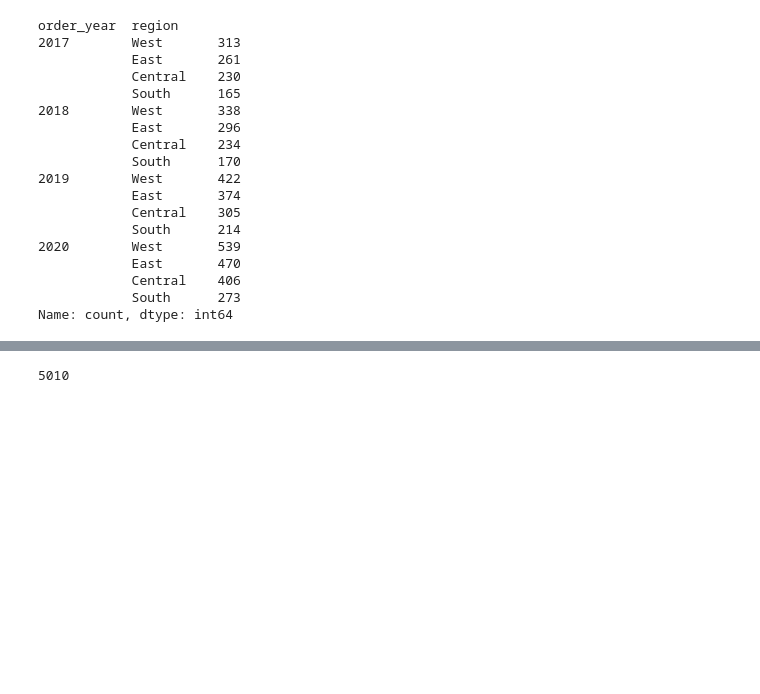
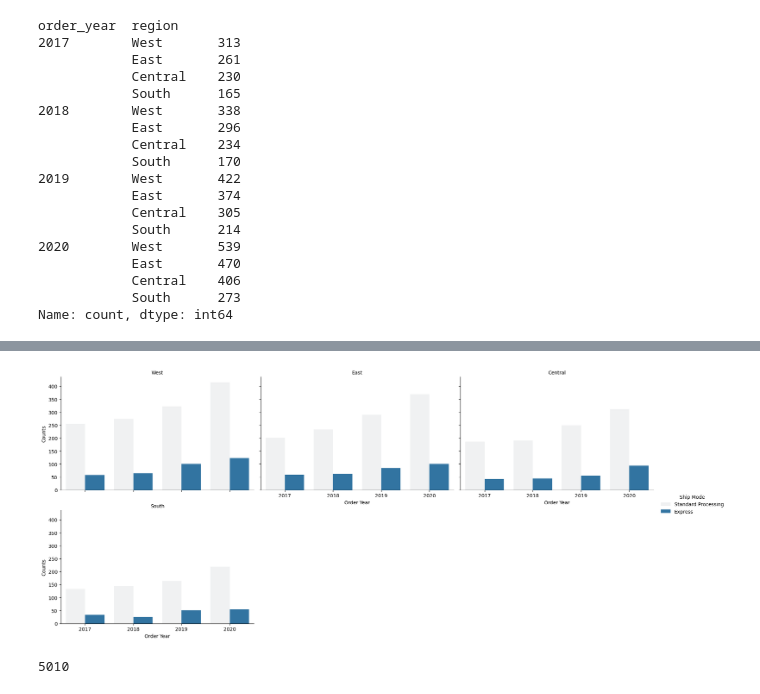
Before and after one commit to GioGonzalez07/EDA_project, a Jupyter notebook: orders_years.ipynb, the cells around one changed output, grey strips where cells are left out. Drawn from its saved outputs; the diff is of its cells as text; code cells hidden in the pictures; blank space fills up the shorter version.

Commit message:
oders per year udpdated

```diff
--- a/orders_years.ipynb
+++ b/orders_years.ipynb
@@ -64,3 +64,17 @@ sns.catplot(x='region', data=orders_years, kind='count', hue='ship_mode');
+# %%
+# Group by order_year and get value counts for ship_mode and region
+grouped_data = orders_years.groupby('order_year')[['ship_mode', 'region']].value_counts().reset_index(name='counts')
+
+# Create a FacetGrid to plot separate graphs for each region
+g = sns.FacetGrid(grouped_data, col='region', col_wrap=3, height=4, aspect=1.5)
+g.map_dataframe(sns.barplot, x='order_year', y='counts', hue='ship_mode')
+g.add_legend(title='Ship Mode')
+g.set_axis_labels('Order Year', 'Counts')
+g.set_titles(col_template='{col_name}')
+
+plt.show()
+# %% [output]
+[figure, added]
 # %%
 orders_years.order_year.count()
 # %% [output]
```
Also changed, not shown: parts of 3 cells of this notebook.
